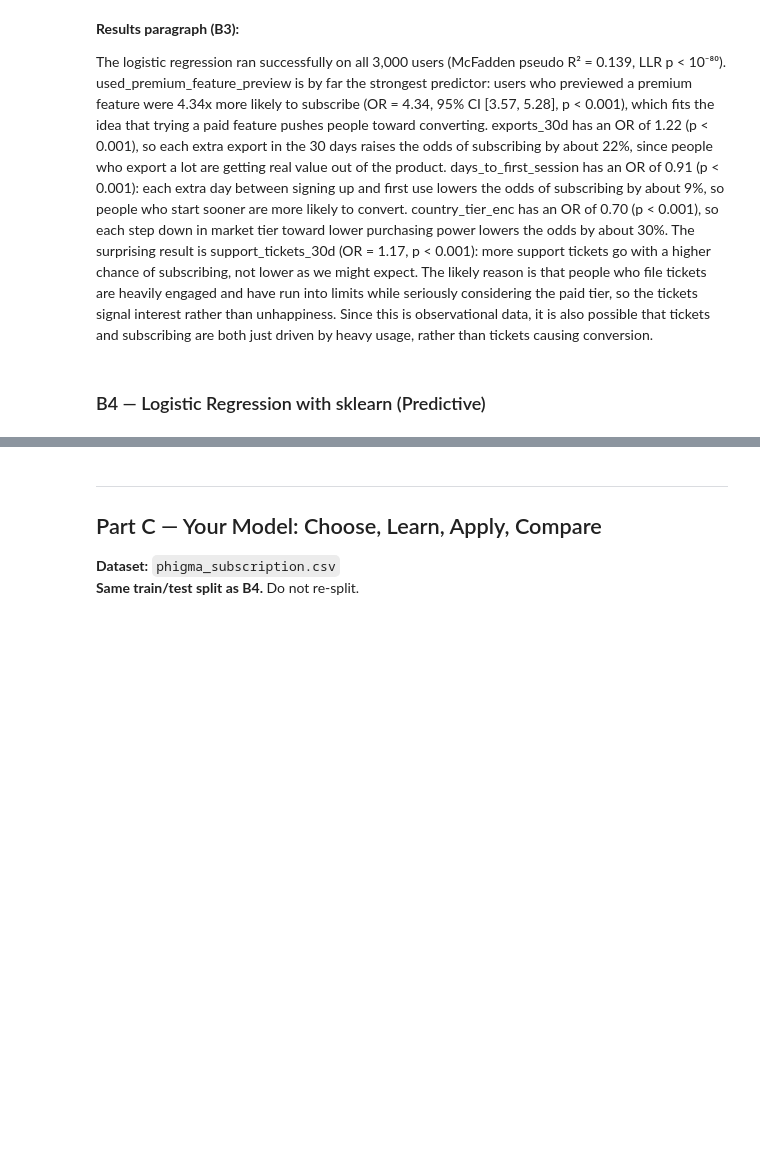
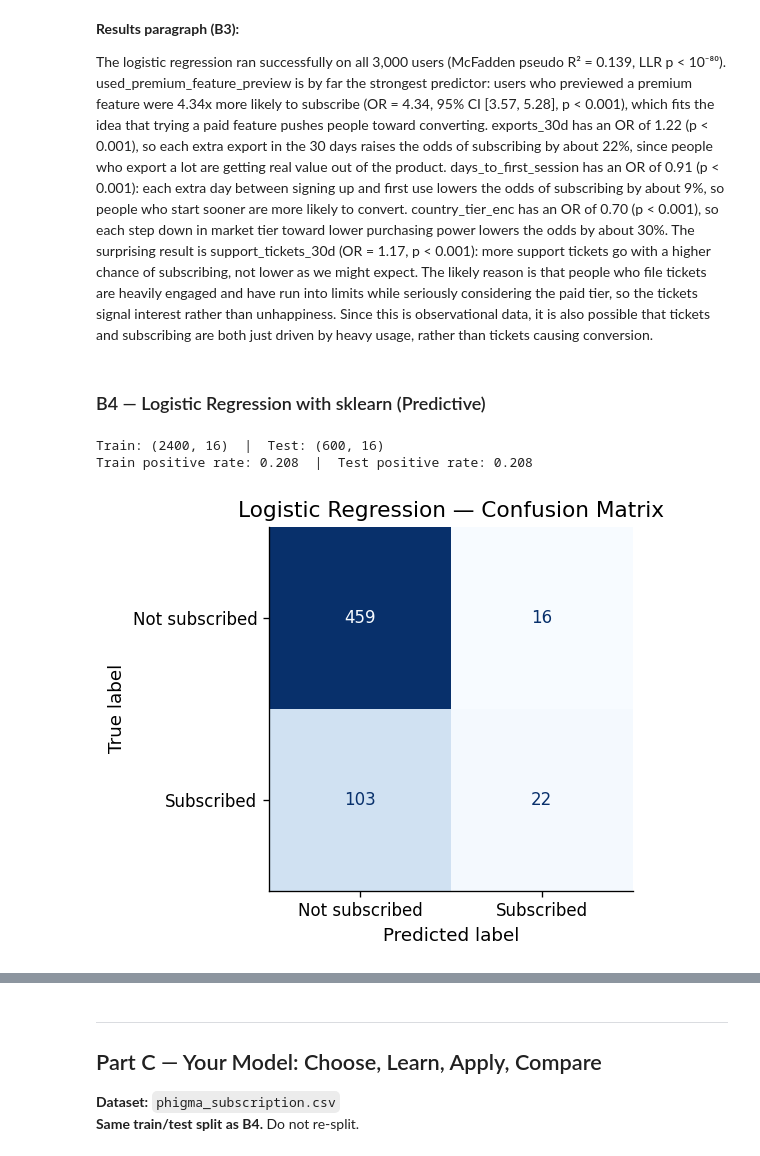
Before and after one commit to ekam-n/iat-461, a Jupyter notebook: Assignments/A2/iat461_a2_EkamNijjar_301457886.ipynb, the cells around one changed output, grey strips where cells are left out. Saved outputs shown, nothing was run; the diff lists cells and outputs as text; code cells hidden in the pictures; blank space fills up the shorter version.

```diff
--- a/Assignments/A2/iat461_a2_EkamNijjar_301457886.ipynb
+++ b/Assignments/A2/iat461_a2_EkamNijjar_301457886.ipynb
@@ -806,27 +806,28 @@ The logistic regression ran successfully on all 3,000 users (McFadden pseudo R²
 # %% [markdown]
 ### B4 — Logistic Regression with sklearn (Predictive)
 # %%
-# YOUR CODE HERE
-# Train/test split — use these exact parameters so Part C comparisons are valid
-# X_train, X_test, y_train, y_test = train_test_split(
-#     X_sub, y_sub, test_size=0.2, random_state=42, stratify=y_sub
-# )
-# print(f"Train: {X_train.shape}  |  Test: {X_test.shape}")
-# print(f"Train positive rate: {y_train.mean():.3f}  |  Test positive rate: {y_test.mean():.3f}")
+X_train, X_test, y_train, y_test = train_test_split(
+    X_sub, y_sub, test_size=0.2, random_state=42, stratify=y_sub
+)
+print(f"Train: {X_train.shape}  |  Test: {X_test.shape}")
+print(f"Train positive rate: {y_train.mean():.3f}  |  Test positive rate: {y_test.mean():.3f}")
+# %% [output]
+Train: (2400, 16)  |  Test: (600, 16)
+Train positive rate: 0.208  |  Test positive rate: 0.208
 # %%
-# YOUR CODE HERE
-# Fit sklearn LogisticRegression
-# clf_lr = LogisticRegression(max_iter=1000, random_state=42)
-# clf_lr.fit(X_train, y_train)
-# y_pred_lr = clf_lr.predict(X_test)
-# y_prob_lr = clf_lr.predict_proba(X_test)[:, 1]
+clf_lr = LogisticRegression(max_iter=1000, random_state=42)
+clf_lr.fit(X_train, y_train)
+y_pred_lr = clf_lr.predict(X_test)
+y_prob_lr = clf_lr.predict_proba(X_test)[:, 1]
 # %%
-# YOUR CODE HERE
-# Confusion matrix heatmap
-# cm_lr = confusion_matrix(y_test, y_pred_lr)
-# disp = ConfusionMatrixDisplay(confusion_matrix=cm_lr, display_labels=['Not subscribed', 'Subscribed'])
-# fig, ax = plt.subplots(figsize=(5, 4))
-# disp.plot(ax=ax, cmap='Blues', colorbar=False)
-# plt.title('Logistic Regression — Confusion Matrix')
-# plt.show()
+cm_lr = confusion_matrix(y_test, y_pred_lr)
+disp = ConfusionMatrixDisplay(confusion_matrix=cm_lr,
+                               display_labels=['Not subscribed', 'Subscribed'])
+fig, ax = plt.subplots(figsize=(5, 4))
+disp.plot(ax=ax, cmap='Blues', colorbar=False)
+plt.title('Logistic Regression — Confusion Matrix')
+plt.tight_layout()
+plt.show()
+# %% [output]
+[figure, added]
 # %%
```
Also changed, not shown: parts of 4 cells of this notebook.
